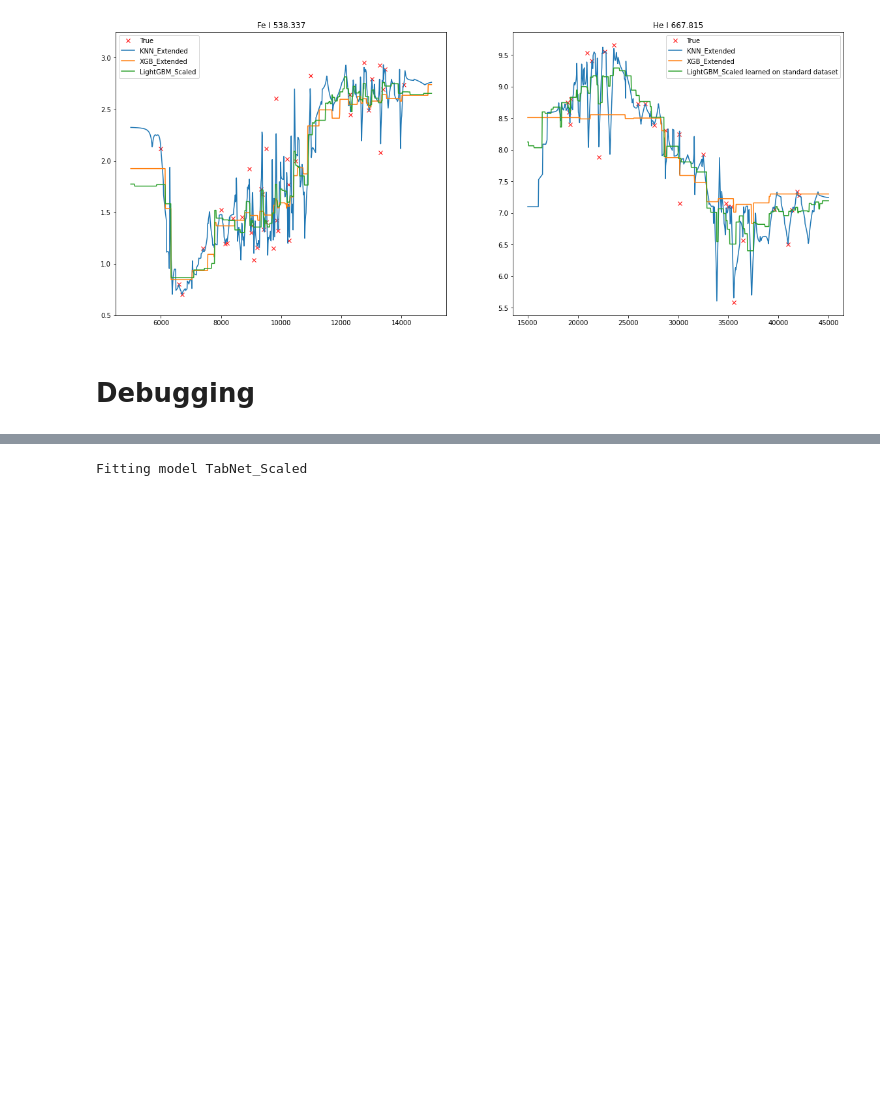
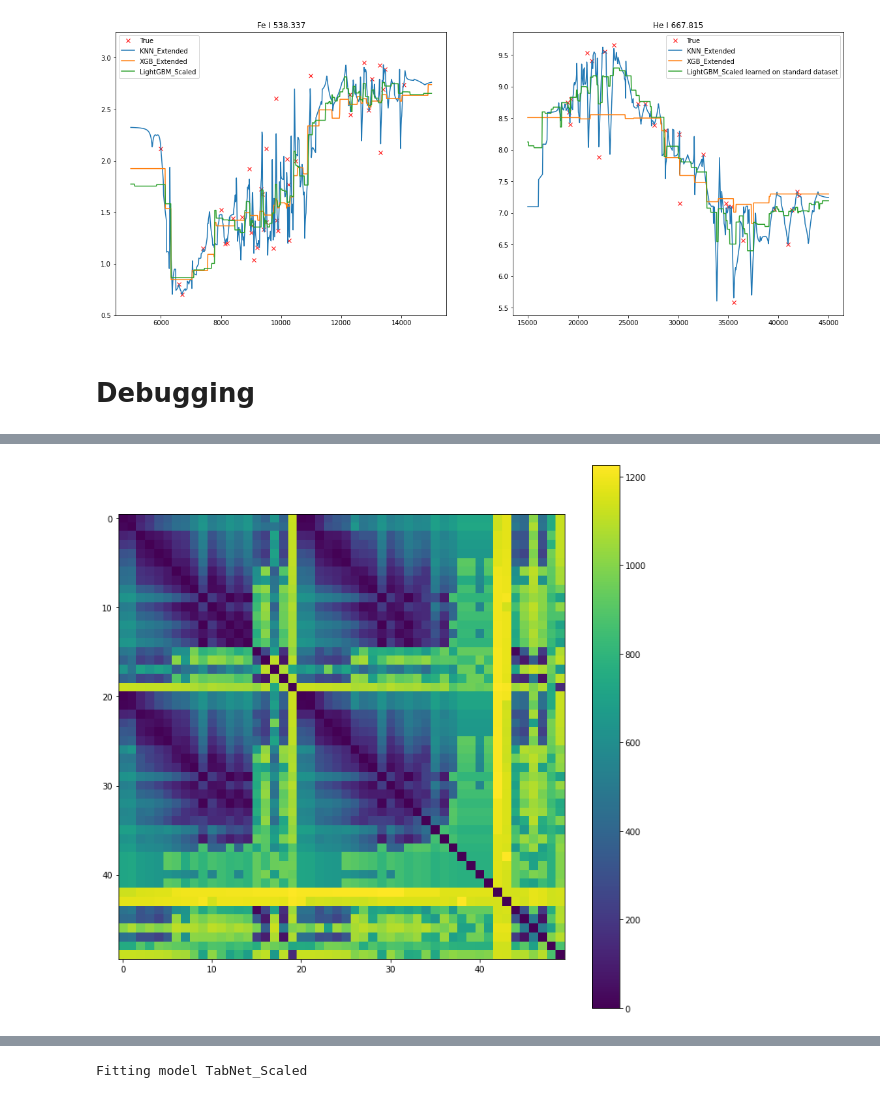
Before and after one commit to alezakuskin/Stark_ML, a Jupyter notebook: Main_body.ipynb, the cells around one changed output, grey strips where cells are left out. Drawn from its saved outputs; the diff is of its cells as text; code cells hidden in the pictures; blank space fills up the shorter version.

```diff
--- a/Main_body.ipynb
+++ b/Main_body.ipynb
@@ -1699 +1711,15 @@ plt.show()
+# %%
+norm_data = min_max_transform(XW_train.to_numpy())
+
+ranking, corr = generate_feature_distance_ranking(norm_data)
+
+pix = generate_matrix_distance_ranking(5, 10)
+# %%
+%matplotlib inline
+plt.figure(figsize= (12,12))
+plt.imshow(ranking)
+plt.colorbar()
+plt.show()
+# %% [output]
+[figure, added]
 # %%
```
Also changed, not shown: parts of 5 cells of this notebook.
